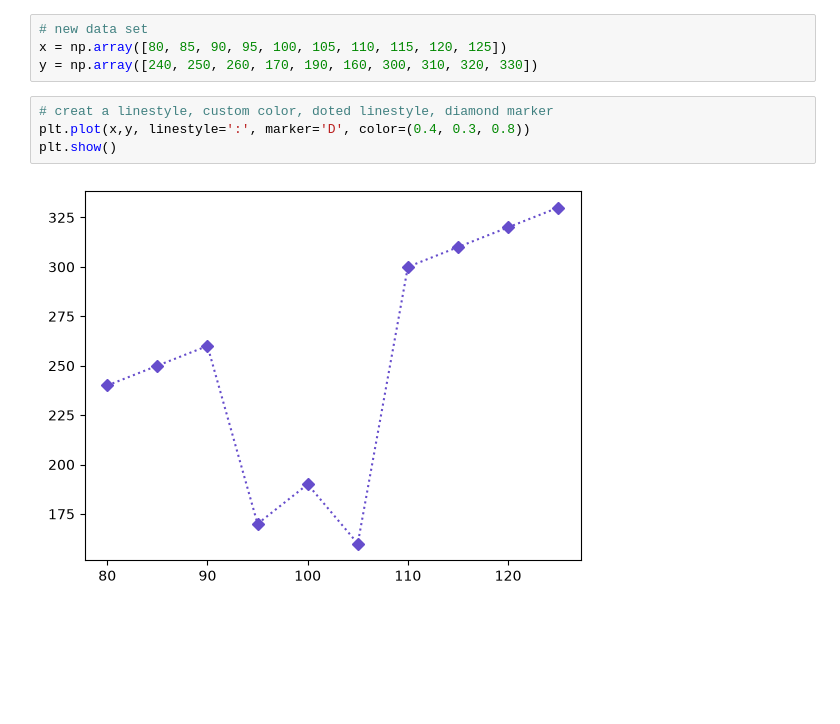
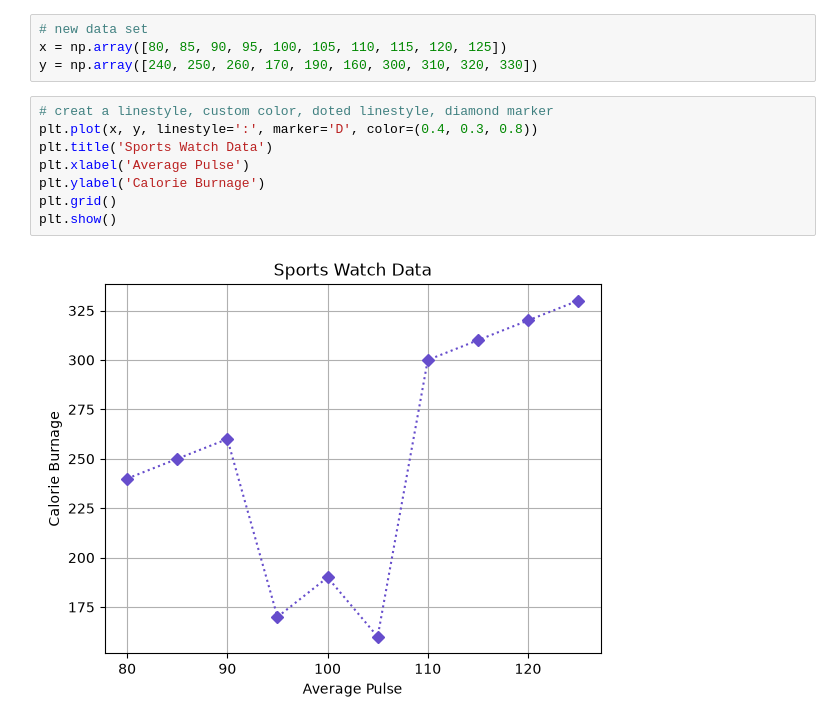
Before and after one commit to yismawd/rtt-36sept, a Jupyter notebook: 386/386.5/data_visualization/R_GLAB_386.5.1_Line_charts.ipynb, the cells around one changed output. Cells and saved outputs as stored; diff of their text form; blank space fills up the shorter version.

```diff
--- a/386/386.5/data_visualization/R_GLAB_386.5.1_Line_charts.ipynb
+++ b/386/386.5/data_visualization/R_GLAB_386.5.1_Line_charts.ipynb
@@ -56,7 +56,11 @@ x = np.array([80, 85, 90, 95, 100, 105, 110, 115, 120, 125])
 y = np.array([240, 250, 260, 170, 190, 160, 300, 310, 320, 330])
 # %%
 # creat a linestyle, custom color, doted linestyle, diamond marker
-plt.plot(x,y, linestyle=':', marker='D', color=(0.4, 0.3, 0.8))
+plt.plot(x, y, linestyle=':', marker='D', color=(0.4, 0.3, 0.8))
+plt.title('Sports Watch Data')
+plt.xlabel('Average Pulse')
+plt.ylabel('Calorie Burnage')
+plt.grid()
 plt.show()
 # %% [output]
-[figure, old version]
+[figure, new version]
```
Also changed, not shown: parts of 5 cells of this notebook.
